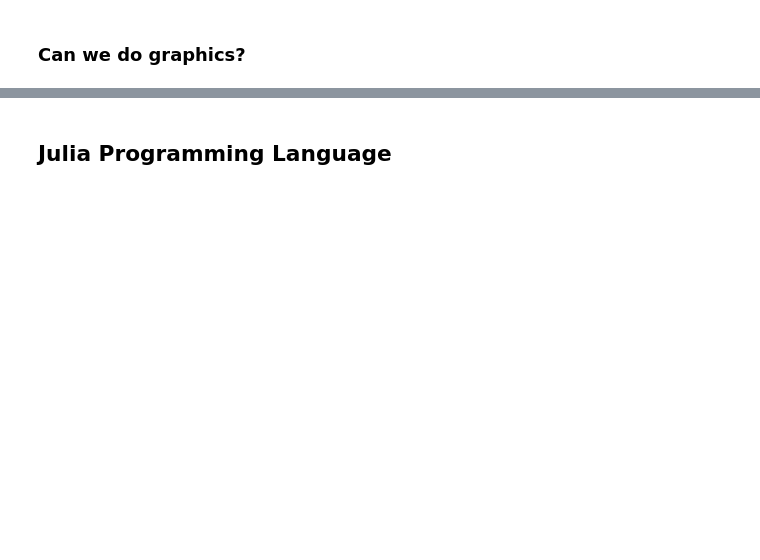
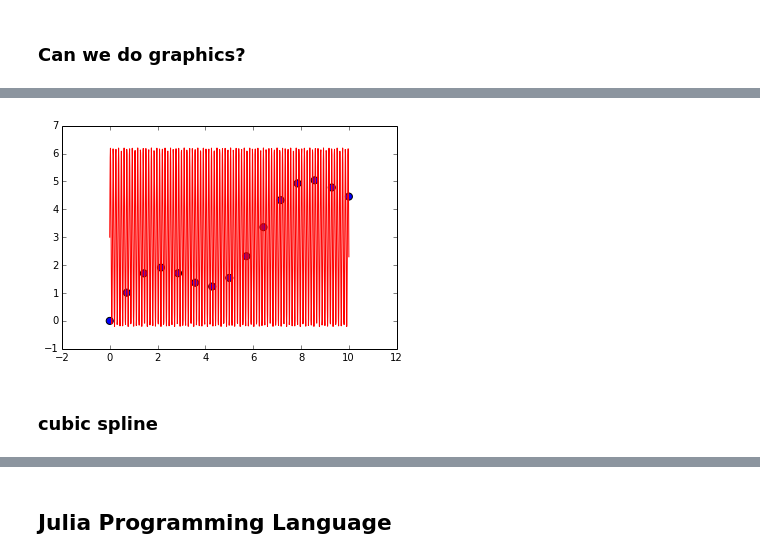
Before and after one commit to yenlung/From-Python-to-Jupyter, a Jupyter notebook: From Python to Jupyter.ipynb, the cells around one changed output, grey strips where cells are left out. Cells and saved outputs as stored; diff of their text form; code cells hidden in the pictures; blank space fills up the shorter version.

```diff
--- a/From Python to Jupyter.ipynb
+++ b/From Python to Jupyter.ipynb
@@ -556,0 +630,11 @@ interact(draw, k=(1.,10.));
+# %%
+def draw(a):
+    scatter(x, y, s=50)
+    xxx = linspace(0, 10, 1000)
+    plot(xxx, 3.2*sin(a*xxx)+3, 'r');
+# %%
+interact(draw, a=(10,100));
+# %% [output]
+[figure, added]
+# %% [markdown]
+### cubic spline
```
Also changed, not shown: parts of 107 cells of this notebook, 1 other file.
